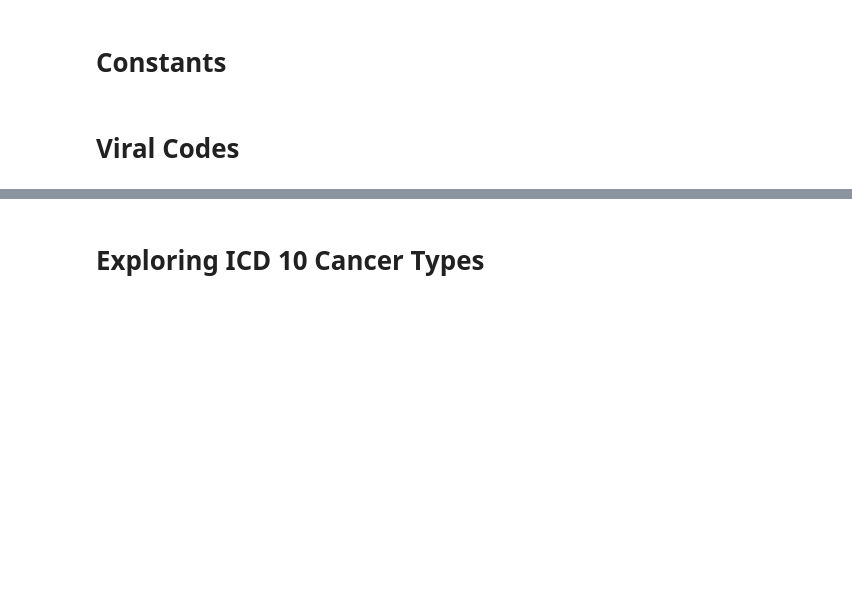
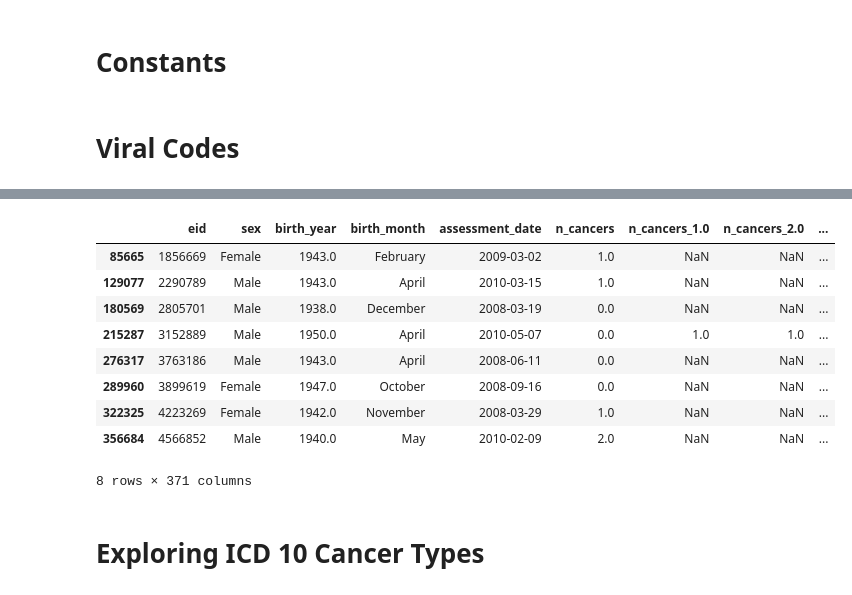
Before and after one commit to cole-khamnei/HLA_genotyping_associations, a Jupyter notebook: notebooks/cancer_ICD10_EDA.ipynb, the cells around one changed output, grey strips where cells are left out. Drawn from its saved outputs; the diff is of its cells as text; code cells hidden in the pictures; blank space fills up the shorter version.

```diff
--- a/notebooks/cancer_ICD10_EDA.ipynb
+++ b/notebooks/cancer_ICD10_EDA.ipynb
@@ -94,3 +81,16 @@ data_tools.biobank_search(med_code_mapping, biobank_data, ('alz'))
+# %%
+biobank_data.query("cancer_tumor_histology == 'Merkel cell carcinoma'")
+# %% [output]
+|  | eid | sex | birth_year | birth_month | assessment_date | n_cancers | n_cancers_1.0 | n_cancers_2.0 | ... |
+| 85665 | 1856669 | Female | 1943.0 | February | 2009-03-02 | 1.0 | NaN | NaN | ... |
+| 129077 | 2290789 | Male | 1943.0 | April | 2010-03-15 | 1.0 | NaN | NaN | ... |
+| 180569 | 2805701 | Male | 1938.0 | December | 2008-03-19 | 0.0 | NaN | NaN | ... |
+| 215287 | 3152889 | Male | 1950.0 | April | 2010-05-07 | 0.0 | 1.0 | 1.0 | ... |
+| 276317 | 3763186 | Male | 1943.0 | April | 2008-06-11 | 0.0 | NaN | NaN | ... |
+| 289960 | 3899619 | Female | 1947.0 | October | 2008-09-16 | 0.0 | NaN | NaN | ... |
+| 322325 | 4223269 | Female | 1942.0 | November | 2008-03-29 | 1.0 | NaN | NaN | ... |
+| 356684 | 4566852 | Male | 1940.0 | May | 2010-02-09 | 2.0 | NaN | NaN | ... |
+8 rows × 371 columns
 # %% [markdown]
  # Exploring ICD 10 Cancer Types
 # %%
```
Also changed, not shown: parts of 21 cells of this notebook, 6 other files.
